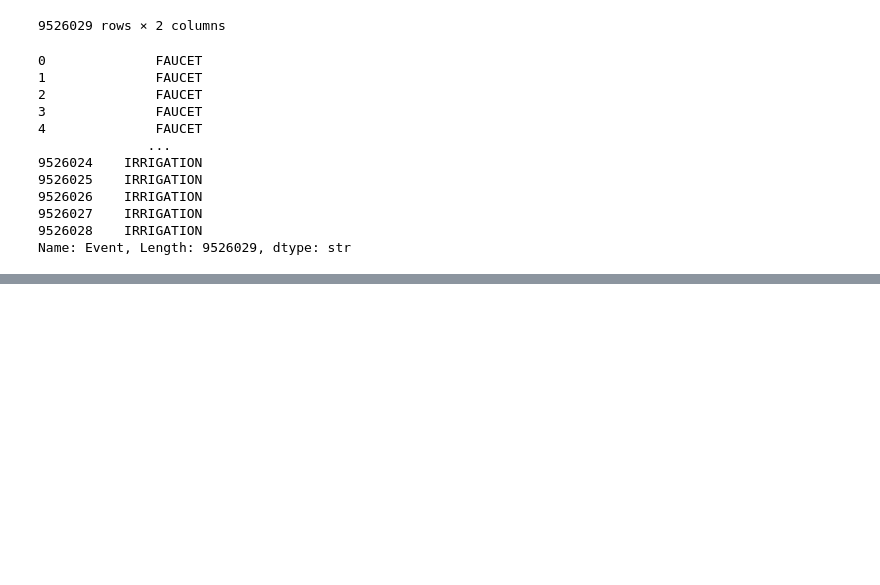
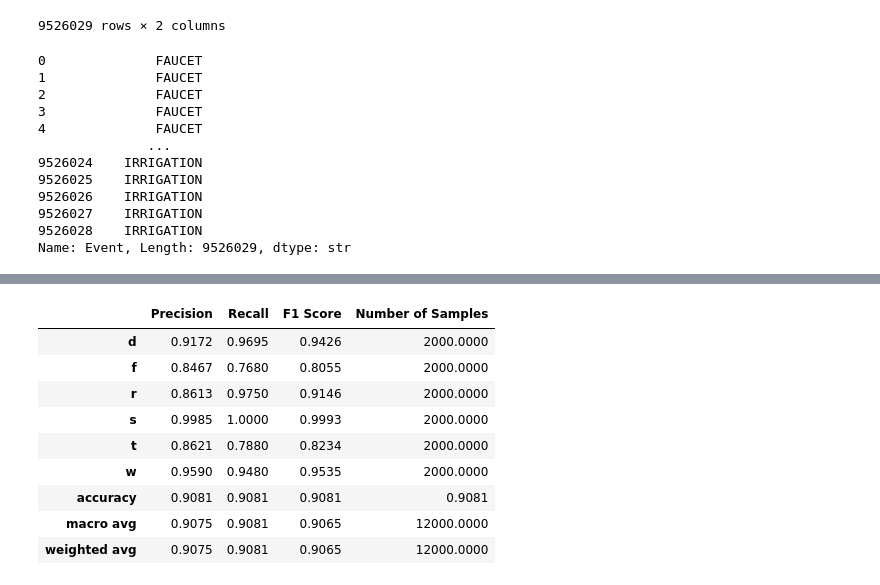
Before and after one commit to frjack2/Naive-Bayes-Classification-of-enduses-REU-dataset, a Jupyter notebook: Naive Bayes Classification on REU dataset.ipynb, the cells around one changed output, grey strips where cells are left out. Drawn from its saved outputs; the diff is of its cells as text; code cells hidden in the pictures; blank space fills up the shorter version.

```diff
--- a/Naive Bayes Classification on REU dataset.ipynb
+++ b/Naive Bayes Classification on REU dataset.ipynb
@@ -66,0 +107,89 @@ from sklearn.naive_bayes import GaussianNB
+# %%
+%%time
+
+# ============================================================
+# 2. NAIVE BAYES WITH CROSS-VALIDATION: DATA2 (Synthetic Data balanced)
+# ============================================================
+
+cv_data2 = StratifiedKFold(
+    n_splits=10,
+    shuffle=True,
+    random_state=125
+)
+
+naive_bayes_parameters_data2 = {
+    "var_smoothing": [
+        1e-11,
+        1e-10,
+        1e-9,
+        1e-8,
+        1e-7
+    ]
+}
+
+naive_bayes_grid_data2 = GridSearchCV(
+    estimator=GaussianNB(),
+    param_grid=naive_bayes_parameters_data2,
+    cv=cv_data2,
+    scoring="balanced_accuracy",
+    return_train_score=True,
+    n_jobs=-1
+)
+
+# Train using all data2 through cross-validation
+naive_bayes_grid_data2.fit(X2, y2)
+
+print("DATA2")
+print(
+    "Best cross-validation balanced accuracy = "
+    + str(naive_bayes_grid_data2.best_score_)
+)
+print(
+    "Best parameters = "
+    + str(naive_bayes_grid_data2.best_params_)
+)
+
+# Out-of-fold predictions for every data2 row
+data2_cv_predictions = cross_val_predict(
+    naive_bayes_grid_data2.best_estimator_,
+    X2,
+    y2,
+    cv=cv_data2,
+    method="predict",
+    n_jobs=-1
+)
+
+# Overall performance
+data2_accuracy = accuracy_score(y2, data2_cv_predictions)
+data2_balanced_accuracy = balanced_accuracy_score(
+    y2,
+    data2_cv_predictions
+)
+
+print(f"\nOverall accuracy: {data2_accuracy:.4f}")
+print(f"Balanced accuracy: {data2_balanced_accuracy:.4f}")
+
+# Per-end-use performance
+data2_report = classification_report(
+    y2,
+    data2_cv_predictions,
+    output_dict=True,
+    zero_division=0
+)
+
+data2_metrics_by_class = pd.DataFrame(data2_report).T
+
+data2_metrics_by_class = data2_metrics_by_class.rename(columns={
+    "precision": "Precision",
+    "recall": "Recall",
+    "f1-score": "F1 Score",
+    "support": "Number of Samples"
+})
+
+print("\nMetrics for each data2 end use:")
+display(data2_metrics_by_class.round(4))
+
+# Final model trained on all data2 using the best parameter
+final_naive_bayes_data2 = naive_bayes_grid_data2.best_estimator_
+final_naive_bayes_data2.fit(X2, y2)
+# %% [output]
@@ -66,0 +204,10 @@ from sklearn.naive_bayes import GaussianNB
+|  | Precision | Recall | F1 Score | Number of Samples |
+| d | 0.9172 | 0.9695 | 0.9426 | 2000.0000 |
+| f | 0.8467 | 0.7680 | 0.8055 | 2000.0000 |
+| r | 0.8613 | 0.9750 | 0.9146 | 2000.0000 |
+| s | 0.9985 | 1.0000 | 0.9993 | 2000.0000 |
+| t | 0.8621 | 0.7880 | 0.8234 | 2000.0000 |
+| w | 0.9590 | 0.9480 | 0.9535 | 2000.0000 |
+| accuracy | 0.9081 | 0.9081 | 0.9081 | 0.9081 |
+| macro avg | 0.9075 | 0.9081 | 0.9065 | 12000.0000 |
+| weighted avg | 0.9075 | 0.9081 | 0.9065 | 12000.0000 |
```
Also changed, not shown: parts of 16 cells of this notebook.
